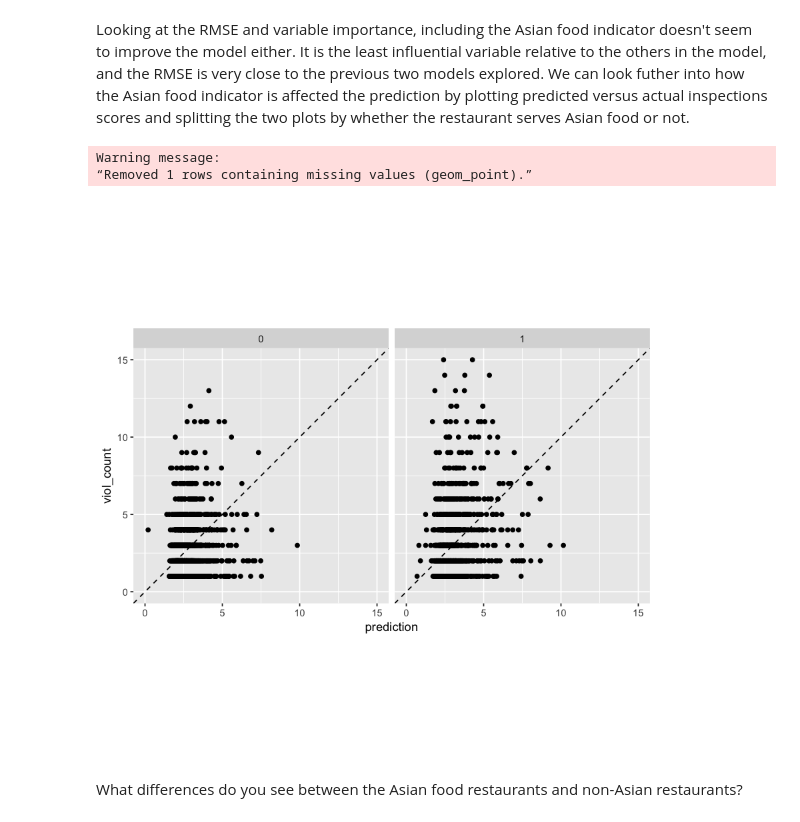
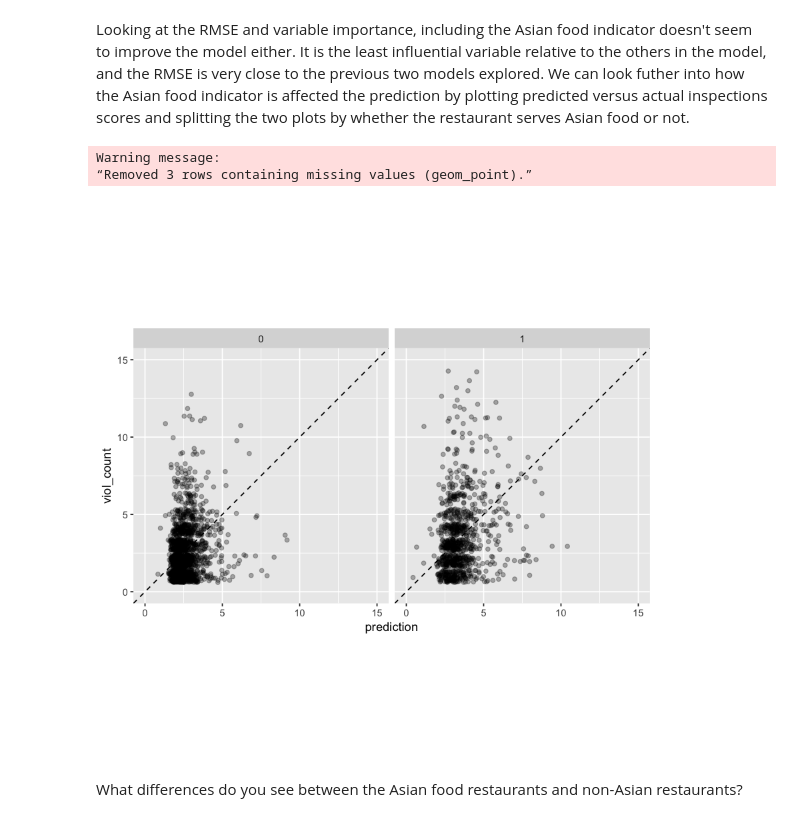
Before and after one commit to stanford-policylab/law-order-algo, a Jupyter notebook: notebooks/Food Inspection Score Bias.ipynb, the cells around one changed output. Cells and saved outputs as stored; diff of their text form; code cells hidden in the pictures.

```diff
--- a/notebooks/Food Inspection Score Bias.ipynb
+++ b/notebooks/Food Inspection Score Bias.ipynb
@@ -186,14 +187,15 @@ summary(gb_asian)
 # %% [markdown]
 Looking at the RMSE and variable importance, including the Asian food indicator doesn't seem to improve the model either. It is the least influential variable relative to the others in the model, and the RMSE is very close to the previous two models explored. We can look futher into how the Asian food indicator is affected the prediction by plotting predicted versus actual inspections scores and splitting the two plots by whether the restaurant serves Asian food or not.
 # %%
-ggplot(test_sub,aes(x=prediction,y=viol_count)) + geom_point() + geom_abline(linetype = "dashed") +
+ggplot(test_sub,aes(x=prediction,y=viol_count)) + geom_abline(linetype = "dashed") +
+  geom_jitter(alpha=0.3) +
   facet_grid(cols = vars(asian)) + coord_fixed() +
   scale_x_continuous(limits = c(0, 15)) +
   scale_y_continuous(limits = c(0, 15))
 # %% [output]
 Warning message:
-“Removed 1 rows containing missing values (geom_point).”
+“Removed 3 rows containing missing values (geom_point).”
-[figure, old version]
+[figure, new version]
 # %% [markdown]
 What differences do you see between the Asian food restaurants and non-Asian restaurants?
 # %%
```
Also changed, not shown: parts of 1 cell of this notebook.
